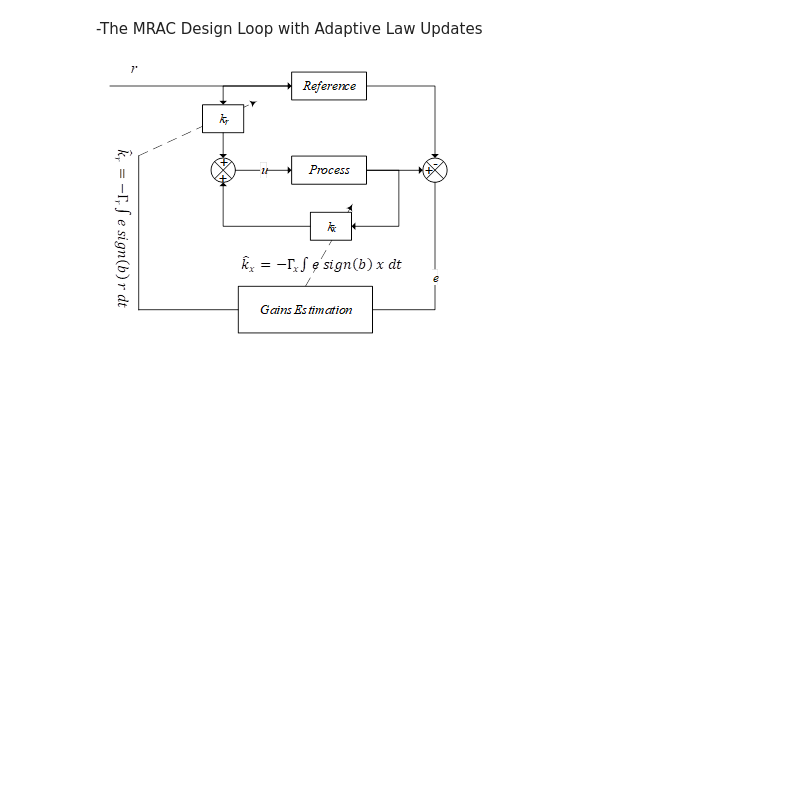
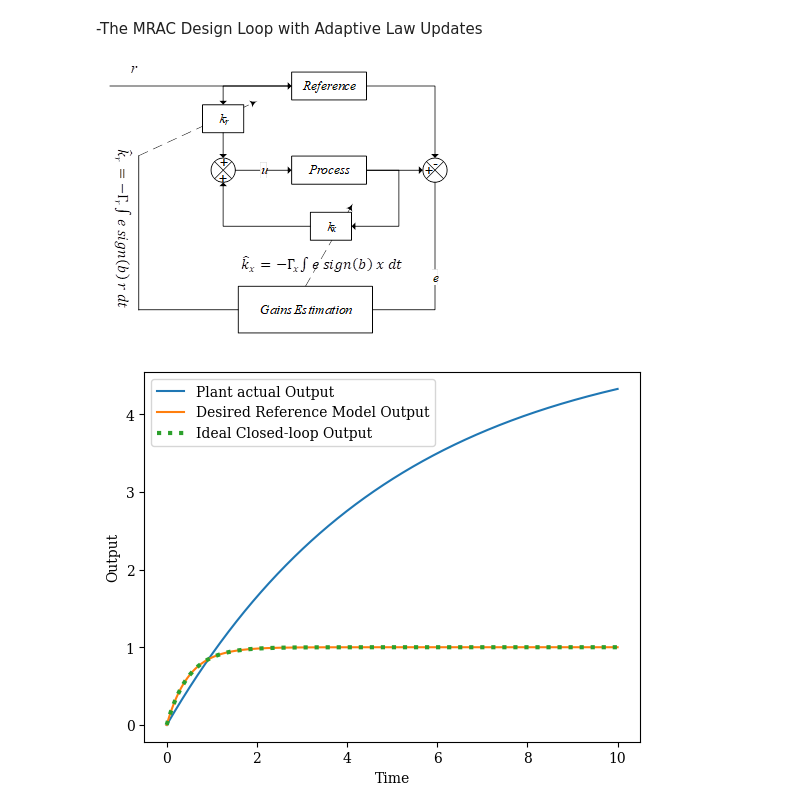
Before and after one commit to vkbharatv/Non-linear-and-Adaptive-Control-Design, a Jupyter notebook: MRAC_MATLAB/MRAC_sim.ipynb, the cells around one changed output. Drawn from its saved outputs; the diff is of its cells as text; code cells hidden in the pictures; blank space fills up the shorter version.

```diff
--- a/MRAC_MATLAB/MRAC_sim.ipynb
+++ b/MRAC_MATLAB/MRAC_sim.ipynb
@@ -58,6 +50,31 @@ Ideal K_r: 0.50
 -The MRAC Design Loop with Adaptive Law Updates
 
 ![image.png](attachment:image.png)
+# %%
+t = np.arange(0, 10, dt)
+R = np.ones_like(t)
+plant.reset()
+plant_ref.reset()
+plant_cl = csm.ProcessDefinition(G_cl, 0.0, dt=dt)
+plant_cl.reset()
+
+for r in R:
+    plant.step(r)
+    plant_ref.step(r)
+    plant_cl.step(r)
+
+plt.figure()
+plt.plot(plant.t, plant.y, label="Plant actual Output")
+plt.plot(plant_ref.t, plant_ref.y, label="Desired Reference Model Output")
+plt.plot(
+    plant_cl.t, plant_cl.y, label="Ideal Closed-loop Output", linestyle=":", linewidth=3
+)
+plt.xlabel("Time")
+plt.ylabel("Output")
+plt.legend()
+plt.show()
+# %% [output]
+[figure, added]
 # %%
 t = np.arange(0, 100, dt)
 R = np.ones_like(t)
```
Also changed, not shown: parts of 5 cells of this notebook, 1 other file.
